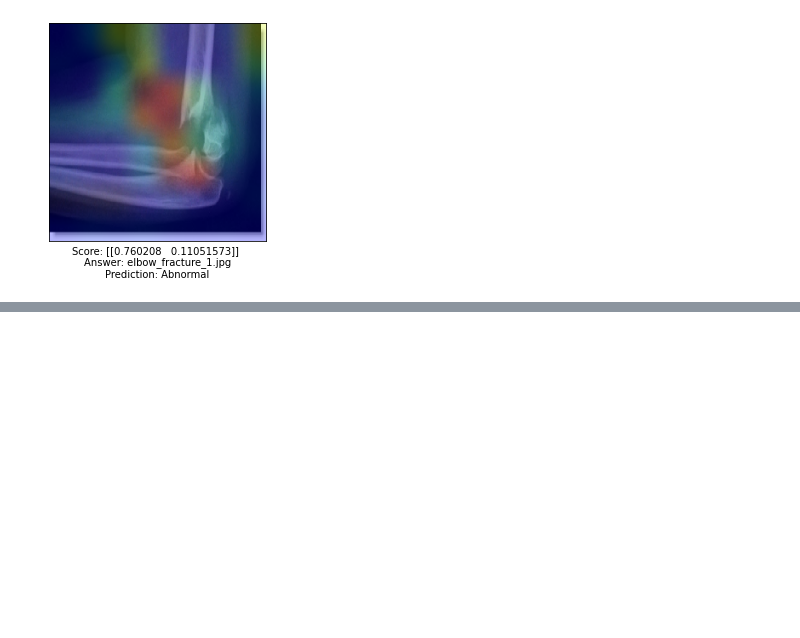
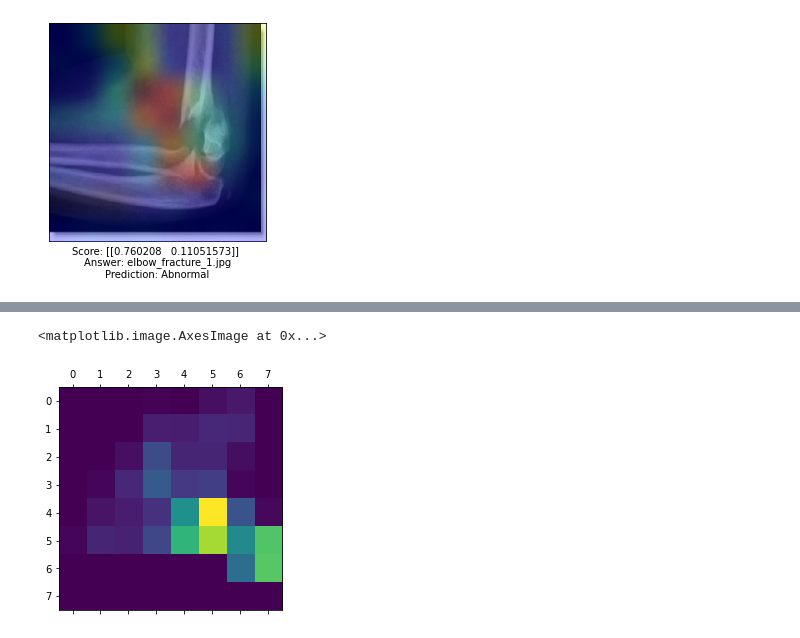
Before and after one commit to calciver/ecdl, a Jupyter notebook: public_heatmap.ipynb, the cells around one changed output, grey strips where cells are left out. Saved outputs shown, nothing was run; the diff lists cells and outputs as text; code cells hidden in the pictures; blank space fills up the shorter version.

```diff
--- a/public_heatmap.ipynb
+++ b/public_heatmap.ipynb
@@ -273,0 +351,29 @@ plt.xlabel(f'Score: {prediction} \nAnswer: {os.path.basename(sample_image_path)}
+# %%
+# sample_image_path = 'elbow_data/SABINE 114 size test set/001_Normal011.jpg'
+# sample_image_path = 'elbow_data/SABINE 114 size test set/002_Abnormal001.jpg'
+# sample_image_path = 'elbow_data/SABINE 114 size test set/003_Abnormal009.jpg'
+
+# sample_image_path = 'sample_images/elbow_broken.jpeg'
+# sample_image_path = 'sample_images/elbow_fracture_1.jpg'
+
+sample_image_path = 'elbow_data/Clean_Data/SecondTestSet/Abnormal/Validation_Abnormal_10.png'
+# %%
+
+img_array = produce_model_inputs(sample_image_path, data_json)
+
+# Generate class activation heatmap
+heatmap = make_gradcam_heatmap(
+    img_array,
+    model,
+    base_model_name,
+    base_activation_layer,
+    base_final_layers,
+    classifier_layer_names
+)
+
+
+# Display heatmap
+plt.matshow(heatmap)
+# %% [output]
+<matplotlib.image.AxesImage at 0x...>
+[figure, added]
```
Also changed, not shown: parts of 12 cells of this notebook, 5 other files.
